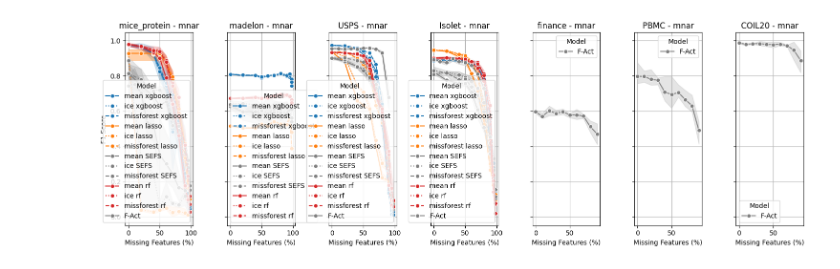
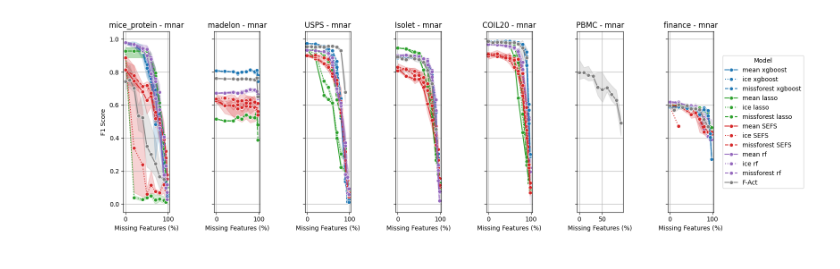
Before and after one commit to evanrex/feature-wise-active-adaptation, a Jupyter notebook: compute_results/evaluate_imputation_analysis.ipynb, the cells around one changed output. Cells and saved outputs as stored; diff of their text form; code cells hidden in the pictures.

```diff
--- a/compute_results/evaluate_imputation_analysis.ipynb
+++ b/compute_results/evaluate_imputation_analysis.ipynb
@@ -505,6 +534,7 @@ def extract_data(nested_dict):
 fact_sweep_ids = [
     '8a09w5x3', # almost everything
     'd9jds50i', # completed missing mice protein, PBMC. Re-did failed finance, USPS
+    'lqlpi6z0', # madelon
 ]
 fact_data = get_sweep_runs_fact(api, entity, project, fact_sweep_ids)
 # %%
@@ -572,66 +606,65 @@ def plot_f1_vs_missing_features(df, dataset_name, method):
 # %%
 # plot_f1_vs_missing_features(df, dataset_name='USPS', method='mnar')
 # %%
-def plot_f1_vs_missing_features(df, dataset_name, method, ax):
+def plot_f1_vs_missing_features(df, dataset_name, method, ax, base_model_color, line_styles):
     """
     Plots F1 score against the fraction of missing features from a DataFrame,
-    with specific line styles based on the model type, within a subplot.
+    without creating a legend in each subplot. Specific line styles based on the model type are used.
 
     Parameters:
     - df (pd.DataFrame): DataFrame containing the data.
     - dataset_name (str): Name of the dataset to filter on.
     - method (str): Method to filter on.
     - ax (matplotlib.axes._subplots.AxesSubplot): Axes object to draw the plot on.
+    - base_model_color (dict): Dictionary mapping base models to colors.
+    - line_styles (dict): Dictionary mapping models to line styles.
     """
-
     # Filter the DataFrame based on the dataset name and method
     filtered_df = df[(df['dataset'] == dataset_name) & (df['method'] == method)]
 
-    # Define custom line styles
-    line_styles = {
-        "mean": "solid",
-        "missforest": "dashed",
-        "ice": "dotted"
-    }
-
-    # Identify unique base models and map colors
-    base_models = filtered_df['base_model'].unique()
-    color_palette = sns.color_palette("tab10", n_colors=len(base_models))
-    model_color = {base: color for base, color in zip(base_models, color_palette)}
-
-    # Mapping models to line styles and colors
+    # Plot on the given axes object
     unique_models = filtered_df['model'].unique()
-    style_map = {}
-    color_map = {}
-    for model in unique_models:
-        style_map[model] = next((line_styles[key] for key in line_styles if key in model.lower()), 'solid')
-        color_map[model] = next((model_color[base] for base in base_models if base in model.lower()), 'grey')
-
-    # Plot on the given axes object
     for model in unique_models:
         subset = filtered_df[filtered_df['model'] == model]
+        # Use base_model field to determine color
+        base_model = subset['base_model'].iloc[0]  # Assuming each model has a consistent base_model
         sns.lineplot(data=subset, x='missing_perc', y='F1', label=model,
-                     linestyle=style_map[model], color=color_map[model], marker='o', ax=ax)
+                     linestyle=line_styles.get(model, 'solid'), color=base_model_color[base_model], marker='o', ax=ax)
 
     # Set subplot title and labels
     ax.set_title(f'{dataset_name} - {method}')
     ax.set_xlabel('Missing Features (%)')
     ax.set_ylabel('F1 Score')
     ax.grid(True)
-    ax.legend(title='Model')
 
-# List of dataset names to be processed
-dataset_names = df['dataset'].unique()
+    # Explicitly disable the legend for this subplot
+    ax.legend_.remove()
 
-# Create subplots in a single row
-fig, axes = plt.subplots(1, len(dataset_names), figsize=(15, 5), sharey=True)
+def plot_f1_vs_missing_features_all_datasets(df, method):
 
-# Loop through each dataset and plot
-for ax, dataset in zip(axes, dataset_names):
-    plot_f1_vs_missing_features(df, dataset, 'mnar', ax)  # Replace 'desired_method' with your specific method
+    # Extract unique base models and assign unique colors
+    base_models = df['base_model'].unique()
+    color_palette = sns.color_palette("tab10", n_colors=len(base_models))
+    base_model_color = {base_model: color for base_model, color in zip(base_models, color_palette)}
 
-# Adjust layout
-plt.tight_layout()
-plt.show()
+    line_styles = {model: ('dashed' if 'missforest' in model.lower() else 'dotted' if 'ice' in model.lower() else 'solid') for model in df['model'].unique()}
+
+    dataset_names = df['dataset'].unique()
+
+    fig, axes = plt.subplots(1, len(dataset_names) + 1, figsize=(16, 5), gridspec_kw={'width_ratios': [1]*len(dataset_names) + [0.2]}, sharey=True)
+
+    for ax, dataset in zip(axes[:-1], dataset_names):
+        plot_f1_vs_missing_features(df, dataset, method, ax, base_model_color, line_styles)
+
+    # Collect handles and labels for a centralized legend using the last subplot used for plotting
+    handles, labels = axes[0].get_legend_handles_labels()  # Grab handles/labels from any plotted axis
+    legend_ax = axes[-1]
+    legend_ax.legend(handles, labels, title='Model', loc='center')
+    legend_ax.axis('off')
+
+    plt.tight_layout()
+    plt.show()
-# %% [output]
-[figure, removed]
+# %%
+plot_f1_vs_missing_features_all_datasets(df, 'mnar')
+# %% [output]
+[figure, added]
```
Also changed, not shown: parts of 11 cells of this notebook, 4 other files.
